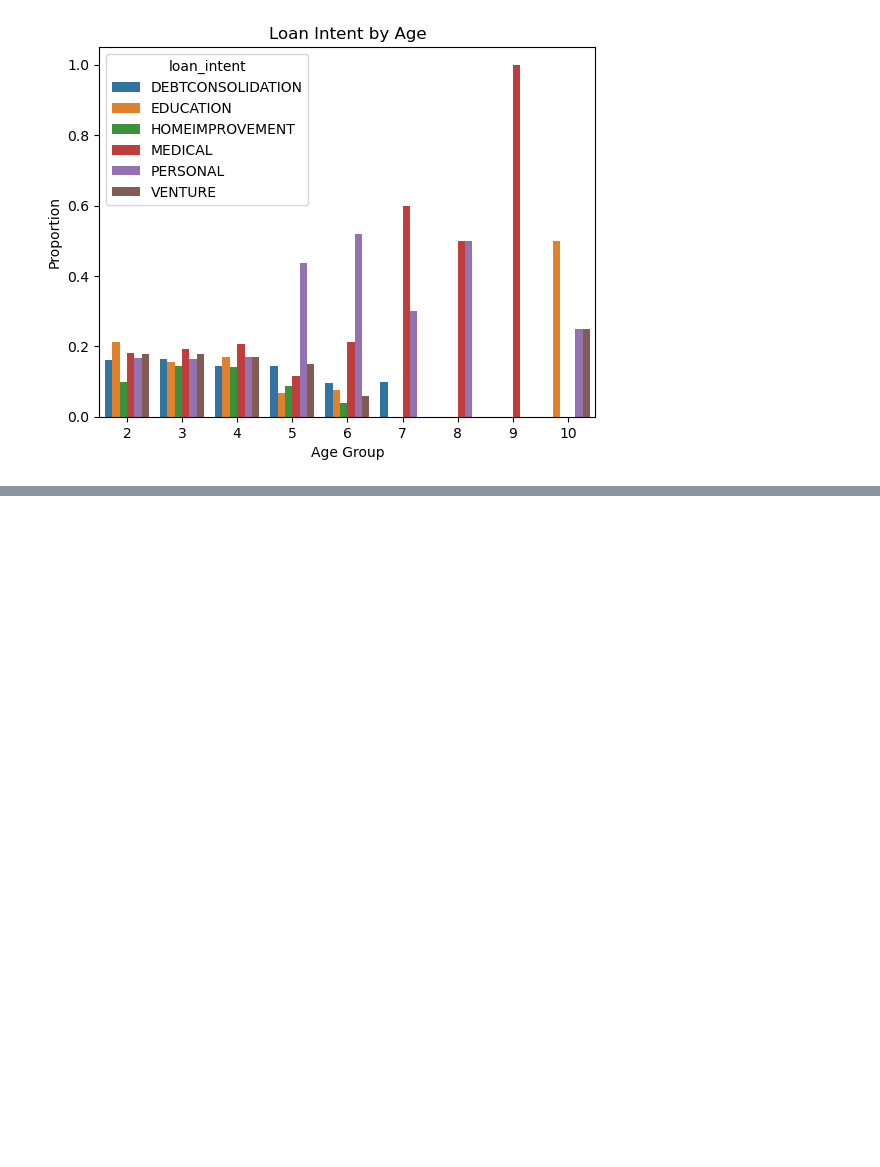
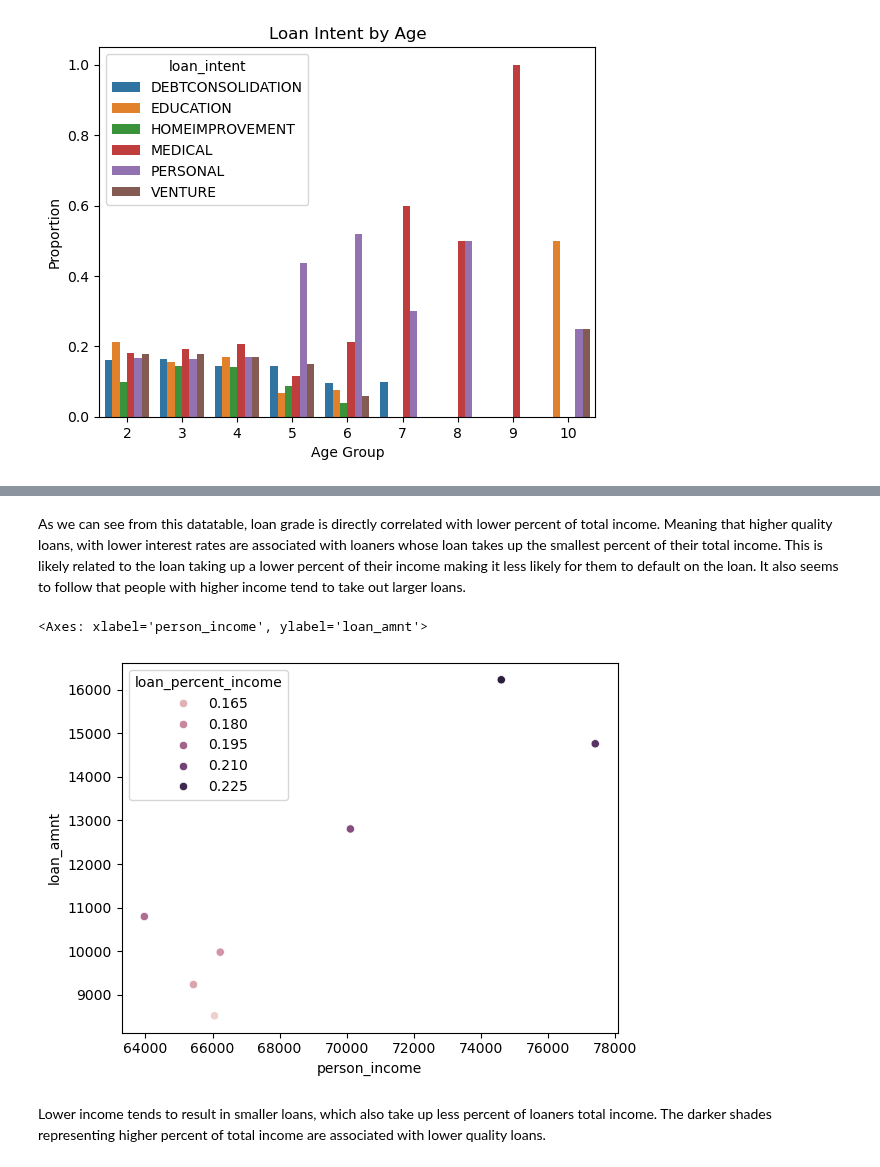
Before and after one commit to Nibsquatch/Nibsquatch.github.io, a Jupyter notebook: posts/Blog 2/index.ipynb, the cells around one changed output, grey strips where cells are left out. Saved outputs shown, nothing was run; the diff lists cells and outputs as text; code cells hidden in the pictures; blank space fills up the shorter version.

```diff
--- a/posts/Blog 2/index.ipynb
+++ b/posts/Blog 2/index.ipynb
@@ -88,0 +116,4 @@ Name: person_emp_length, Length: 26064, dtype: float64
+# %%
+temp = df_train.groupby("loan_grade")[["person_income", "loan_percent_income", "loan_amnt"]].mean()
+
+print(temp)
@@ -88,0 +139,10 @@ Name: person_emp_length, Length: 26064, dtype: float64
+# %% [markdown]
+As we can see from this datatable, loan grade is directly correlated with lower percent of total income. Meaning that higher quality loans, with lower interest rates are associated with loaners whose loan takes up the smallest percent of their total income. This is likely related to the loan taking up a lower percent of their income making it less likely for them to default on the loan. It also seems to follow that people with higher income tend to take out larger loans.
+# %%
+ax = sns.scatterplot(data = temp, x = temp["person_income"], y = "loan_amnt", hue = "loan_percent_income", legend = "brief")
+ax
+# %% [output]
+<Axes: xlabel='person_income', ylabel='loan_amnt'>
+[figure, added]
+# %% [markdown]
+Lower income tends to result in smaller loans, which also take up less percent of loaners total income. The darker shades representing higher percent of total income are associated with lower quality loans.
```
Also changed, not shown: parts of 7 cells of this notebook, 36 other files.
